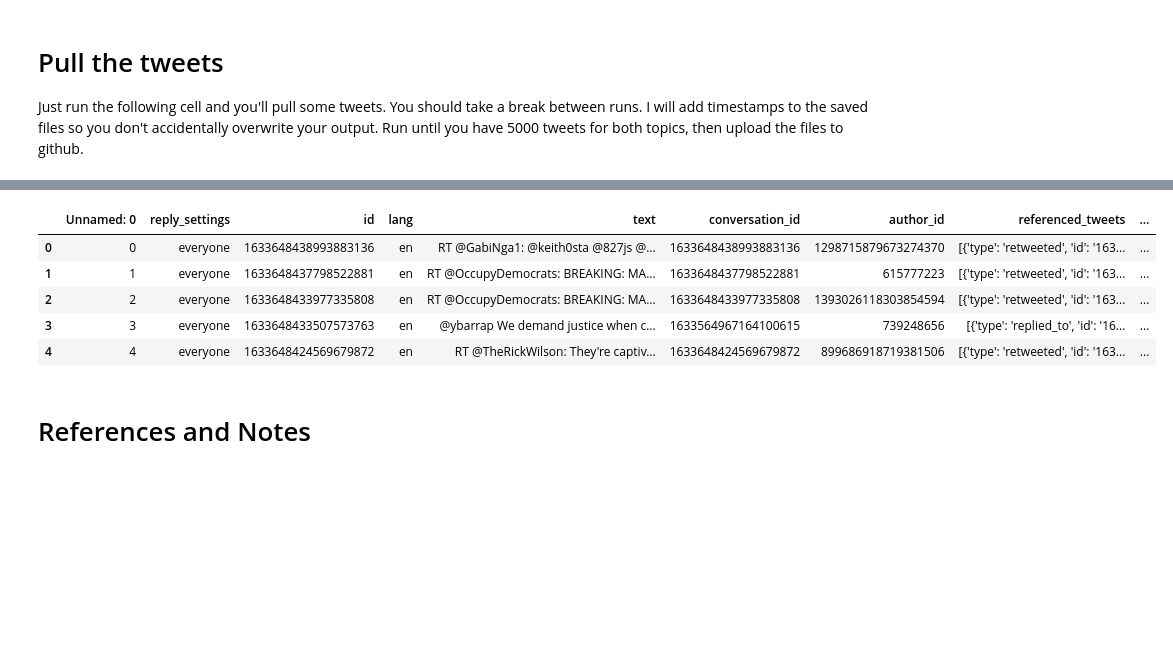
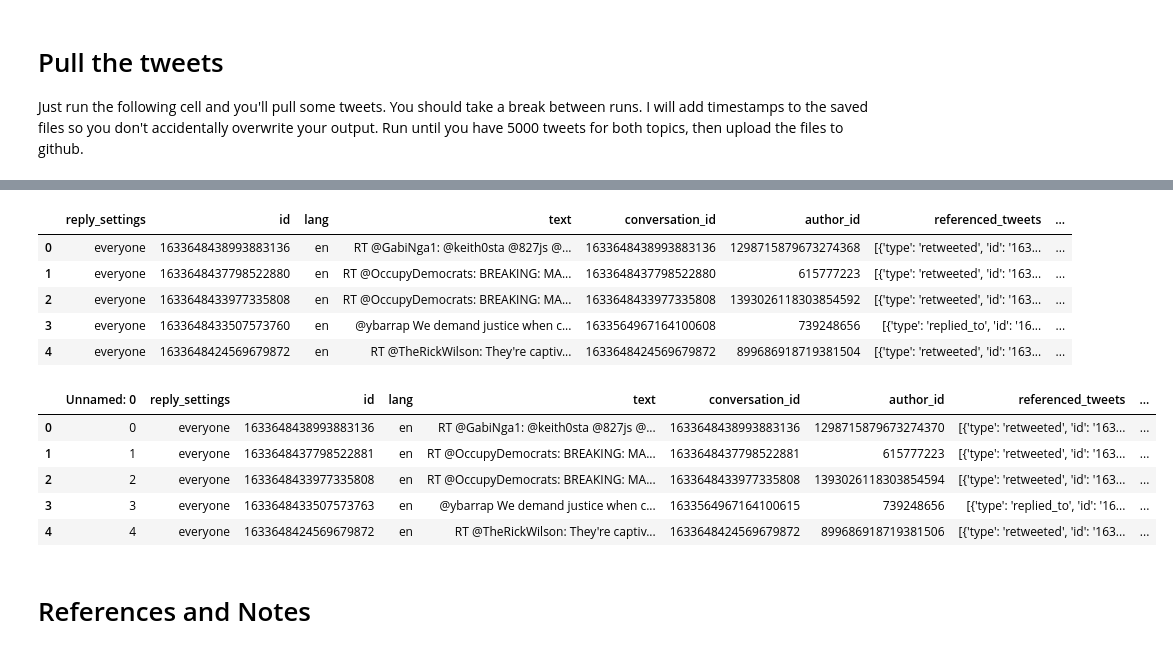
Before and after one commit to sareek/NLP_on_Social_Media_Data, a Jupyter notebook: src/724_project_pull_tweets.ipynb, the cells around one changed output, grey strips where cells are left out. Cells and saved outputs as stored; diff of their text form; code cells hidden in the pictures; blank space fills up the shorter version.

```diff
--- a/src/724_project_pull_tweets.ipynb
+++ b/src/724_project_pull_tweets.ipynb
@@ -189,16 +198,23 @@ Wrote data to maga_project_tweets.2023-03-08_21.15.55.808461.json
 # %%
+# Example opening datasets:
 new_df = pd.read_json('maga_project_tweets.2023-03-08_21.15.55.808461.json')
-new_df.head()
+display(new_df.head())
 
 other_df = pd.read_csv('maga_project_tweets.2023-03-08_20.58.51.129896.tsv', delimiter='\t')
 other_df.head()
 # %% [output]
-|  | Unnamed: 0 | reply_settings | id | lang | text | conversation_id | author_id | referenced_tweets | ... |
-| 0 | 0 | everyone | 1633648438993883136 | en | RT @GabiNga1: @keith0sta @827js @... | 1633648438993883136 | 1298715879673274370 | [{'type': 'retweeted', 'id': '163... | ... |
-| 1 | 1 | everyone | 1633648437798522881 | en | RT @OccupyDemocrats: BREAKING: MA... | 1633648437798522881 | 615777223 | [{'type': 'retweeted', 'id': '163... | ... |
-| 2 | 2 | everyone | 1633648433977335808 | en | RT @OccupyDemocrats: BREAKING: MA... | 1633648433977335808 | 1393026118303854594 | [{'type': 'retweeted', 'id': '163... | ... |
-| 3 | 3 | everyone | 1633648433507573763 | en | @ybarrap We demand justice when c... | 1633564967164100615 | 739248656 | [{'type': 'replied_to', 'id': '16... | ... |
-| 4 | 4 | everyone | 1633648424569679872 | en | RT @TheRickWilson: They're captiv... | 1633648424569679872 | 899686918719381506 | [{'type': 'retweeted', 'id': '163... | ... |
+|  | reply_settings | id | lang | text | conversation_id | author_id | referenced_tweets | ... |
+| 0 | everyone | 1633648438993883136 | en | RT @GabiNga1: @keith0sta @827js @... | 1633648438993883136 | 1298715879673274368 | [{'type': 'retweeted', 'id': '163... | ... |
+| 1 | everyone | 1633648437798522880 | en | RT @OccupyDemocrats: BREAKING: MA... | 1633648437798522880 | 615777223 | [{'type': 'retweeted', 'id': '163... | ... |
+| 2 | everyone | 1633648433977335808 | en | RT @OccupyDemocrats: BREAKING: MA... | 1633648433977335808 | 1393026118303854592 | [{'type': 'retweeted', 'id': '163... | ... |
+| 3 | everyone | 1633648433507573760 | en | @ybarrap We demand justice when c... | 1633564967164100608 | 739248656 | [{'type': 'replied_to', 'id': '16... | ... |
+| 4 | everyone | 1633648424569679872 | en | RT @TheRickWilson: They're captiv... | 1633648424569679872 | 899686918719381504 | [{'type': 'retweeted', 'id': '163... | ... |
+|  | Unnamed: 0 | reply_settings | id | lang | text | conversation_id | author_id | referenced_tweets | ... |
+| 0 | 0 | everyone | 1633648438993883136 | en | RT @GabiNga1: @keith0sta @827js @... | 1633648438993883136 | 1298715879673274370 | [{'type': 'retweeted', 'id': '163... | ... |
+| 1 | 1 | everyone | 1633648437798522881 | en | RT @OccupyDemocrats: BREAKING: MA... | 1633648437798522881 | 615777223 | [{'type': 'retweeted', 'id': '163... | ... |
+| 2 | 2 | everyone | 1633648433977335808 | en | RT @OccupyDemocrats: BREAKING: MA... | 1633648433977335808 | 1393026118303854594 | [{'type': 'retweeted', 'id': '163... | ... |
+| 3 | 3 | everyone | 1633648433507573763 | en | @ybarrap We demand justice when c... | 1633564967164100615 | 739248656 | [{'type': 'replied_to', 'id': '16... | ... |
+| 4 | 4 | everyone | 1633648424569679872 | en | RT @TheRickWilson: They're captiv... | 1633648424569679872 | 899686918719381506 | [{'type': 'retweeted', 'id': '163... | ... |
 # %% [markdown]
 # References and Notes
 # %% [markdown]
```
Also changed, not shown: parts of 7 cells of this notebook, 14 other files.
